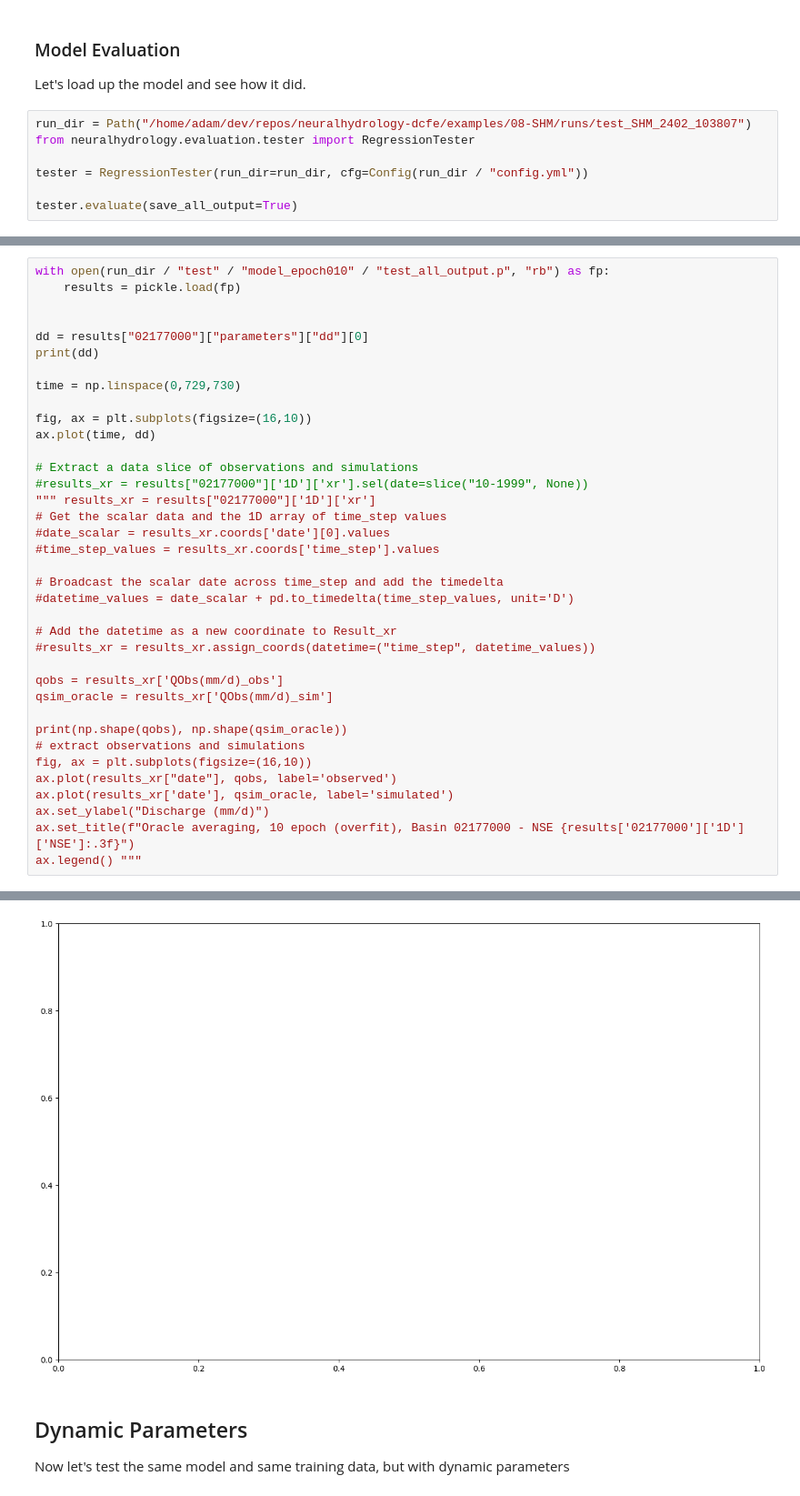
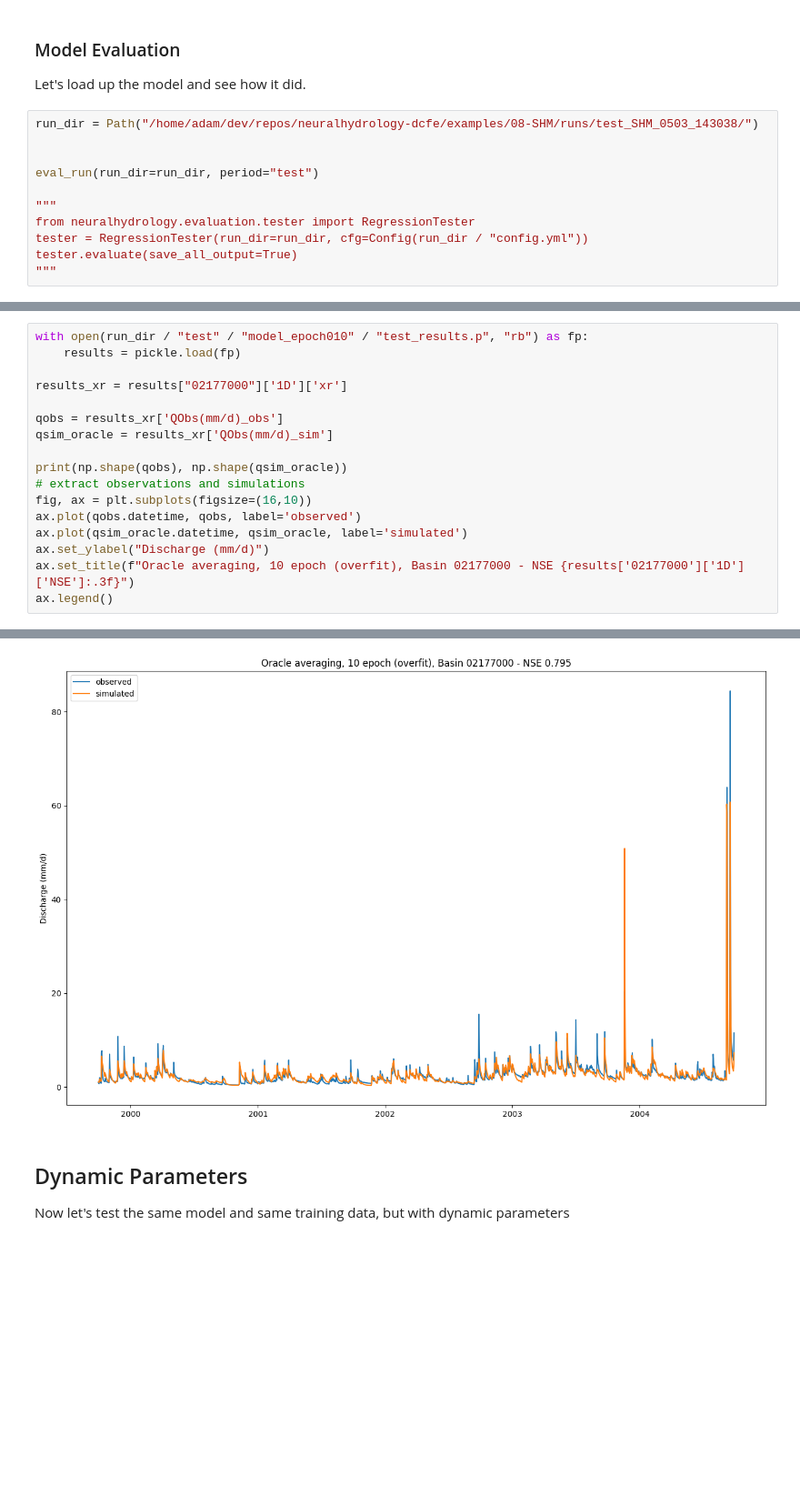
Before and after one commit to mines-ciroh/neuralhydrology-dcfe, a Jupyter notebook: examples/08-SHM/shm_training.ipynb, the cells around one changed output, grey strips where cells are left out. Shown at 91% size. Saved outputs shown, nothing was run; the diff lists cells and outputs as text; blank space fills up the shorter version.

Commit message:
Remove overlapping results finalized. Needs to be tested on 531 basins. Note:     - access datetime via, e.g.,     - results[basin][freq]['xr']['QObs(mm/d)_obs'].datetime

```diff
--- a/examples/08-SHM/shm_training.ipynb
+++ b/examples/08-SHM/shm_training.ipynb
@@ -36,10 +64,14 @@ Metrics for 1D are calculated over last 1 elements only. Ignoring 364 prediction
 ### Model Evaluation
 Let's load up the model and see how it did.
 # %%
-run_dir = Path("/home/adam/dev/repos/neuralhydrology-dcfe/examples/08-SHM/runs/test_SHM_2402_103807")
+run_dir = Path("/home/adam/dev/repos/neuralhydrology-dcfe/examples/08-SHM/runs/test_SHM_0503_143038/")
+
+
+eval_run(run_dir=run_dir, period="test")
+
+"""
 from neuralhydrology.evaluation.tester import RegressionTester
-
 tester = RegressionTester(run_dir=run_dir, cfg=Config(run_dir / "config.yml"))
-
 tester.evaluate(save_all_output=True)
+"""
 # %% [output]
@@ -67,28 +86,8 @@ Collapses the results to generate a single continuous time series.
 # %%
-with open(run_dir / "test" / "model_epoch010" / "test_all_output.p", "rb") as fp:
+with open(run_dir / "test" / "model_epoch010" / "test_results.p", "rb") as fp:
     results = pickle.load(fp)
 
-
-dd = results["02177000"]["parameters"]["dd"][0]
-print(dd)
-
-time = np.linspace(0,729,730)
-
-fig, ax = plt.subplots(figsize=(16,10))
-ax.plot(time, dd)
-
-# Extract a data slice of observations and simulations
-#results_xr = results["02177000"]['1D']['xr'].sel(date=slice("10-1999", None))
-""" results_xr = results["02177000"]['1D']['xr']
-# Get the scalar data and the 1D array of time_step values
-#date_scalar = results_xr.coords['date'][0].values
-#time_step_values = results_xr.coords['time_step'].values
-
-# Broadcast the scalar date across time_step and add the timedelta
-#datetime_values = date_scalar + pd.to_timedelta(time_step_values, unit='D')
-
-# Add the datetime as a new coordinate to Result_xr
-#results_xr = results_xr.assign_coords(datetime=("time_step", datetime_values))
+results_xr = results["02177000"]['1D']['xr']
 
 qobs = results_xr['QObs(mm/d)_obs']
 qsim_oracle = results_xr['QObs(mm/d)_sim']
@@ -96,9 +95,9 @@ qsim_oracle = results_xr['QObs(mm/d)_sim']
 print(np.shape(qobs), np.shape(qsim_oracle))
 # extract observations and simulations
 fig, ax = plt.subplots(figsize=(16,10))
-ax.plot(results_xr["date"], qobs, label='observed')
-ax.plot(results_xr['date'], qsim_oracle, label='simulated')
+ax.plot(qobs.datetime, qobs, label='observed')
+ax.plot(qsim_oracle.datetime, qsim_oracle, label='simulated')
 ax.set_ylabel("Discharge (mm/d)")
 ax.set_title(f"Oracle averaging, 10 epoch (overfit), Basin 02177000 - NSE {results['02177000']['1D']['NSE']:.3f}")
-ax.legend() """
+ax.legend()
 # %% [output]
@@ -107,4 +106,4 @@ ValueError: x and y must have same first dimension, but have shapes (730,) and (
-[figure, old version]
+[figure, new version]
 # %% [markdown]
 ## Dynamic Parameters
 Now let's test the same model and same training data, but with dynamic parameters
```
Also changed, not shown: parts of 3 cells of this notebook, 4 other files.
